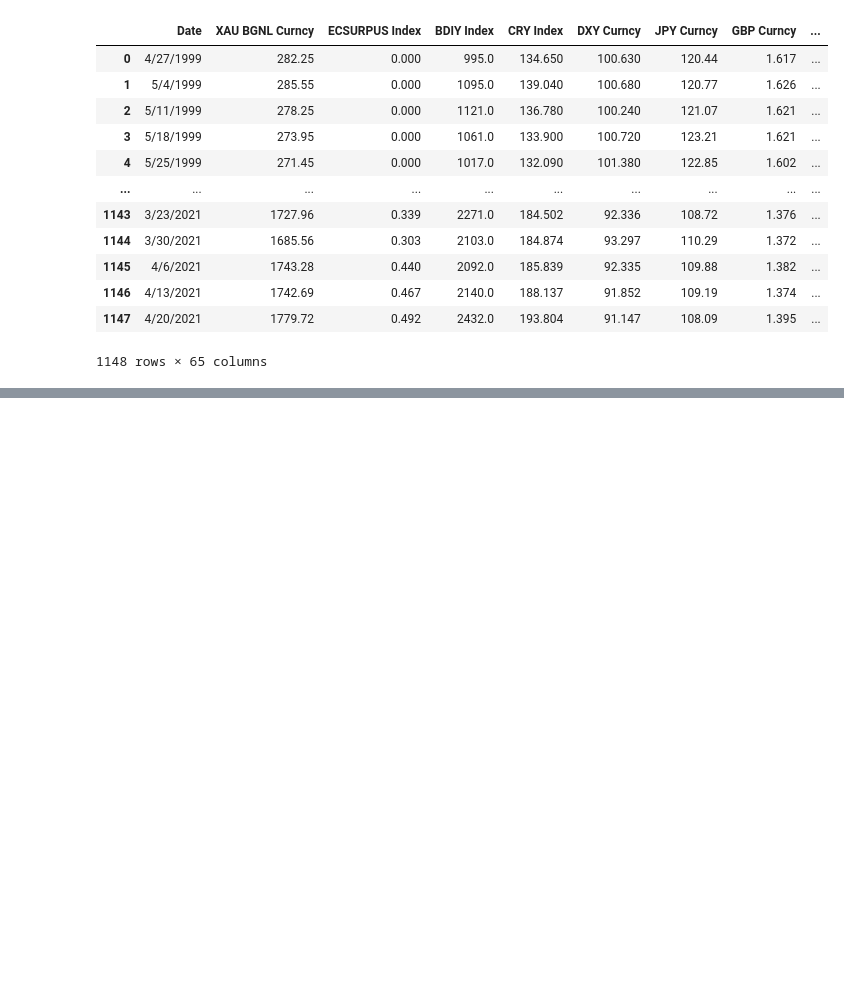
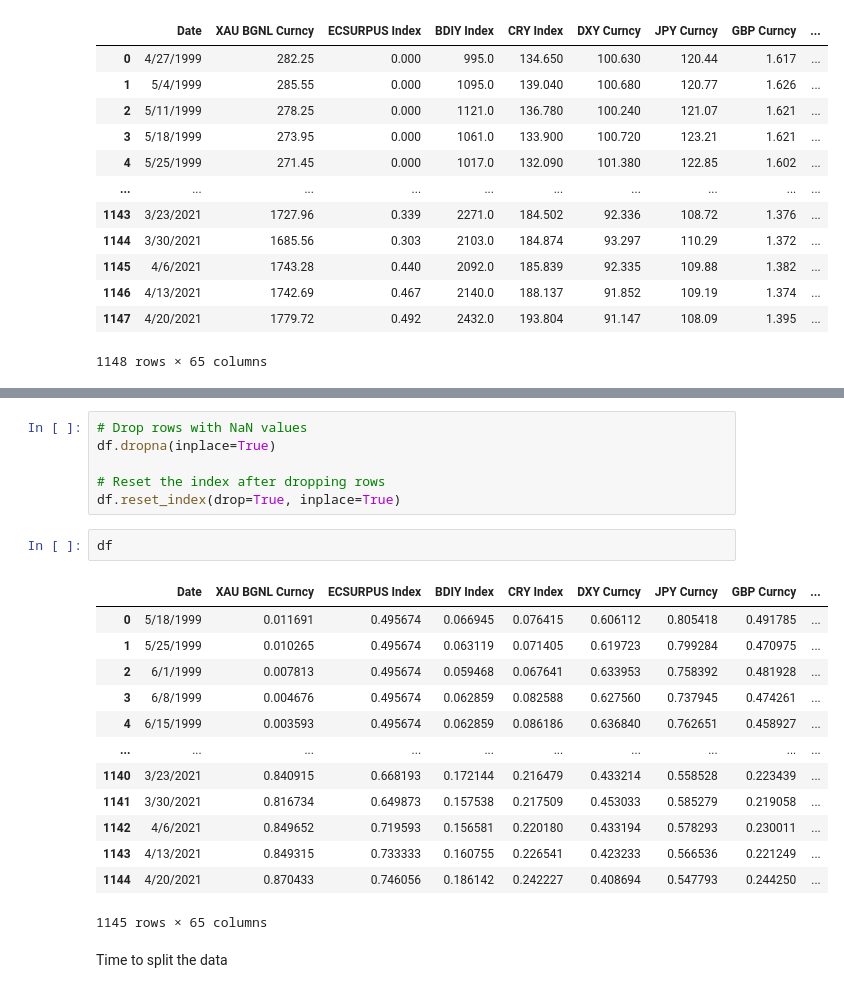
Before and after one commit to stonewerner/market-anomaly, a Jupyter notebook: market_anomaly.ipynb, the cells around one changed output, grey strips where cells are left out. Drawn from its saved outputs; the diff is of its cells as text; blank space fills up the shorter version.

```diff
--- a/market_anomaly.ipynb
+++ b/market_anomaly.ipynb
@@ -133,0 +163,24 @@ df
+# %%
+# Drop rows with NaN values
+df.dropna(inplace=True)
+
+# Reset the index after dropping rows
+df.reset_index(drop=True, inplace=True)
+# %%
+df
+# %% [output]
+|  | Date | XAU BGNL Curncy | ECSURPUS Index | BDIY Index | CRY Index | DXY Curncy | JPY Curncy | GBP Curncy | ... |
+| 0 | 5/18/1999 | 0.011691 | 0.495674 | 0.066945 | 0.076415 | 0.606112 | 0.805418 | 0.491785 | ... |
+| 1 | 5/25/1999 | 0.010265 | 0.495674 | 0.063119 | 0.071405 | 0.619723 | 0.799284 | 0.470975 | ... |
+| 2 | 6/1/1999 | 0.007813 | 0.495674 | 0.059468 | 0.067641 | 0.633953 | 0.758392 | 0.481928 | ... |
+| 3 | 6/8/1999 | 0.004676 | 0.495674 | 0.062859 | 0.082588 | 0.627560 | 0.737945 | 0.474261 | ... |
+| 4 | 6/15/1999 | 0.003593 | 0.495674 | 0.062859 | 0.086186 | 0.636840 | 0.762651 | 0.458927 | ... |
+| ... | ... | ... | ... | ... | ... | ... | ... | ... | ... |
+| 1140 | 3/23/2021 | 0.840915 | 0.668193 | 0.172144 | 0.216479 | 0.433214 | 0.558528 | 0.223439 | ... |
+| 1141 | 3/30/2021 | 0.816734 | 0.649873 | 0.157538 | 0.217509 | 0.453033 | 0.585279 | 0.219058 | ... |
+| 1142 | 4/6/2021 | 0.849652 | 0.719593 | 0.156581 | 0.220180 | 0.433194 | 0.578293 | 0.230011 | ... |
+| 1143 | 4/13/2021 | 0.849315 | 0.733333 | 0.160755 | 0.226541 | 0.423233 | 0.566536 | 0.221249 | ... |
+| 1144 | 4/20/2021 | 0.870433 | 0.746056 | 0.186142 | 0.242227 | 0.408694 | 0.547793 | 0.244250 | ... |
+1145 rows × 65 columns
+# %% [markdown]
+Time to split the data
```
Also changed, not shown: parts of 16 cells of this notebook, 1 other file.
